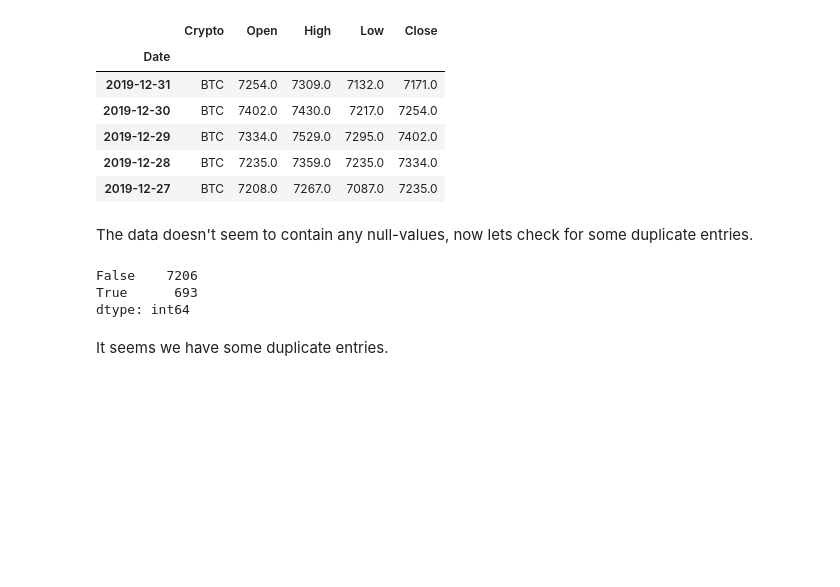
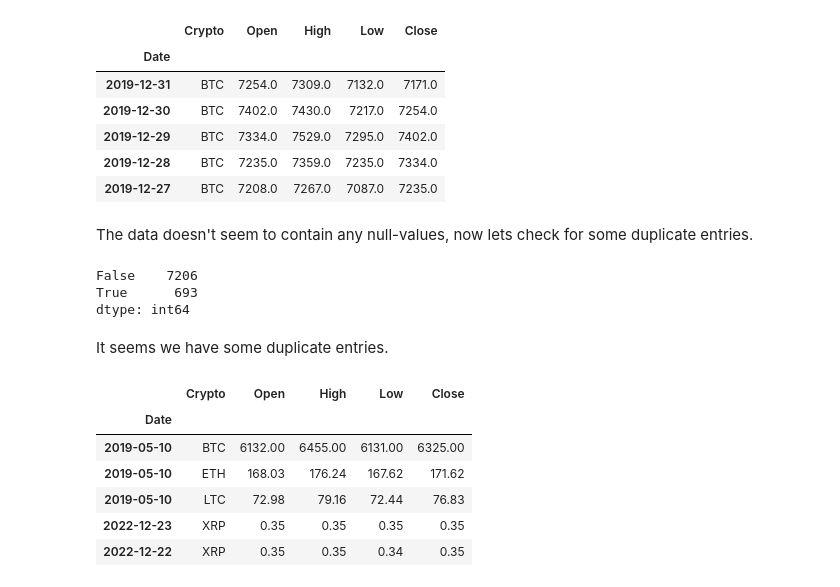
Before and after one commit to MarwaBrian/Crypto-Price-Prediction, a Jupyter notebook: crypto.ipynb, the cells around one changed output. Saved outputs shown, nothing was run; the diff lists cells and outputs as text; code cells hidden in the pictures; blank space fills up the shorter version.

```diff
--- a/crypto.ipynb
+++ b/crypto.ipynb
@@ -151,3 +152,15 @@ True      693
 dtype: int64
 # %% [markdown]
 It seems we have some duplicate entries.
+# %%
+# Display the duplicate rows
+duplicate_rows = combine[combine.duplicated()]
+duplicate_rows.head()
+# %% [output]
+|  | Crypto | Open | High | Low | Close |
+| Date |  |  |  |  |  |
+| 2019-05-10 | BTC | 6132.00 | 6455.00 | 6131.00 | 6325.00 |
+| 2019-05-10 | ETH | 168.03 | 176.24 | 167.62 | 171.62 |
+| 2019-05-10 | LTC | 72.98 | 79.16 | 72.44 | 76.83 |
+| 2022-12-23 | XRP | 0.35 | 0.35 | 0.35 | 0.35 |
+| 2022-12-22 | XRP | 0.35 | 0.35 | 0.34 | 0.35 |
```
Also changed, not shown: parts of 9 cells of this notebook.
